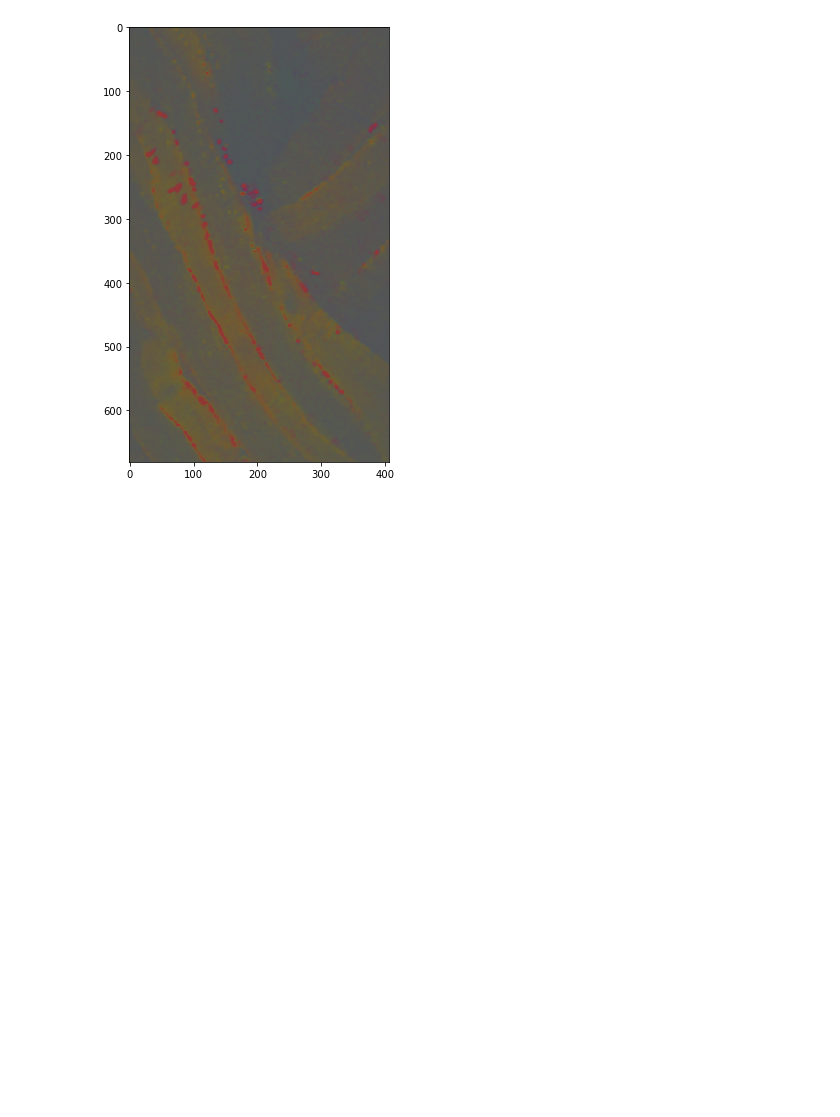
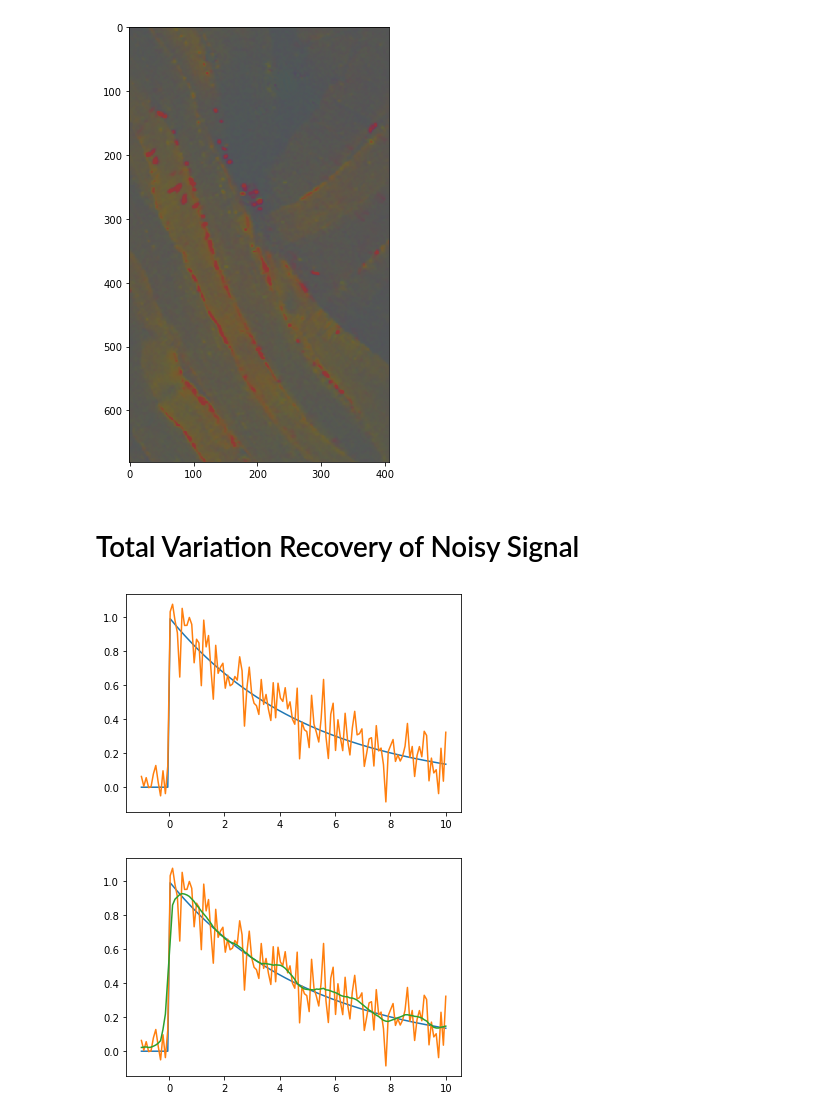
Before and after one commit to arya1080/spectral_autoencoder, a Jupyter notebook: spectral_autoencoder.ipynb, the cells around one changed output. Drawn from its saved outputs; the diff is of its cells as text; code cells hidden in the pictures; blank space fills up the shorter version.

Commit message:
added simple demo of total variation regularization at end of notebook

```diff
--- a/spectral_autoencoder.ipynb
+++ b/spectral_autoencoder.ipynb
@@ -468,3 +468,45 @@ plt.imshow(z_imgs[2,:,:,:])
 plt.show()
 # %% [output]
 [figure]
+# %% [markdown]
+# Total Variation Recovery of Noisy Signal
+# %%
+class SimpleModel(Module):
+    def __init__(self):
+        super(SimpleModel, self).__init__()
+        self.p = torch.nn.Parameter(torch.zeros_like(x0))
+
+    def forward(self):
+        return self.p
+
+
+t = torch.linspace(-1,10,128)
+x0=torch.exp(-t/5)*(1*(t>0))
+x = x0 + 0.1*torch.randn_like(x0)
+plt.plot(t.numpy(),x0.numpy(),t.numpy(),x.numpy())
+plt.show()
+
+model = SimpleModel()
+
+optimizer = torch.optim.Adam(model.parameters(),lr=1e-2)
+
+for iter in range(8000):
+    optimizer.zero_grad()
+    xhat = model.forward()
+    e = xhat - x
+    sse = sum(e**2)
+
+    #V = torch.sum(torch.abs(xhat[:-1]-xhat[1:]))
+    derv = xhat[:-1] - xhat[1:]
+    curv = derv[:-1] - derv[1:]
+    V = torch.sum(torch.abs(curv))
+
+    loss = sse + 1*V
+    loss.backward()
+    optimizer.step()
+
+plt.plot(t.numpy(),x0.numpy(),t.numpy(),x.numpy(), t.numpy(), xhat.detach().numpy())
+plt.show()
+# %% [output]
+[figure, added]
+[figure, added]
```
